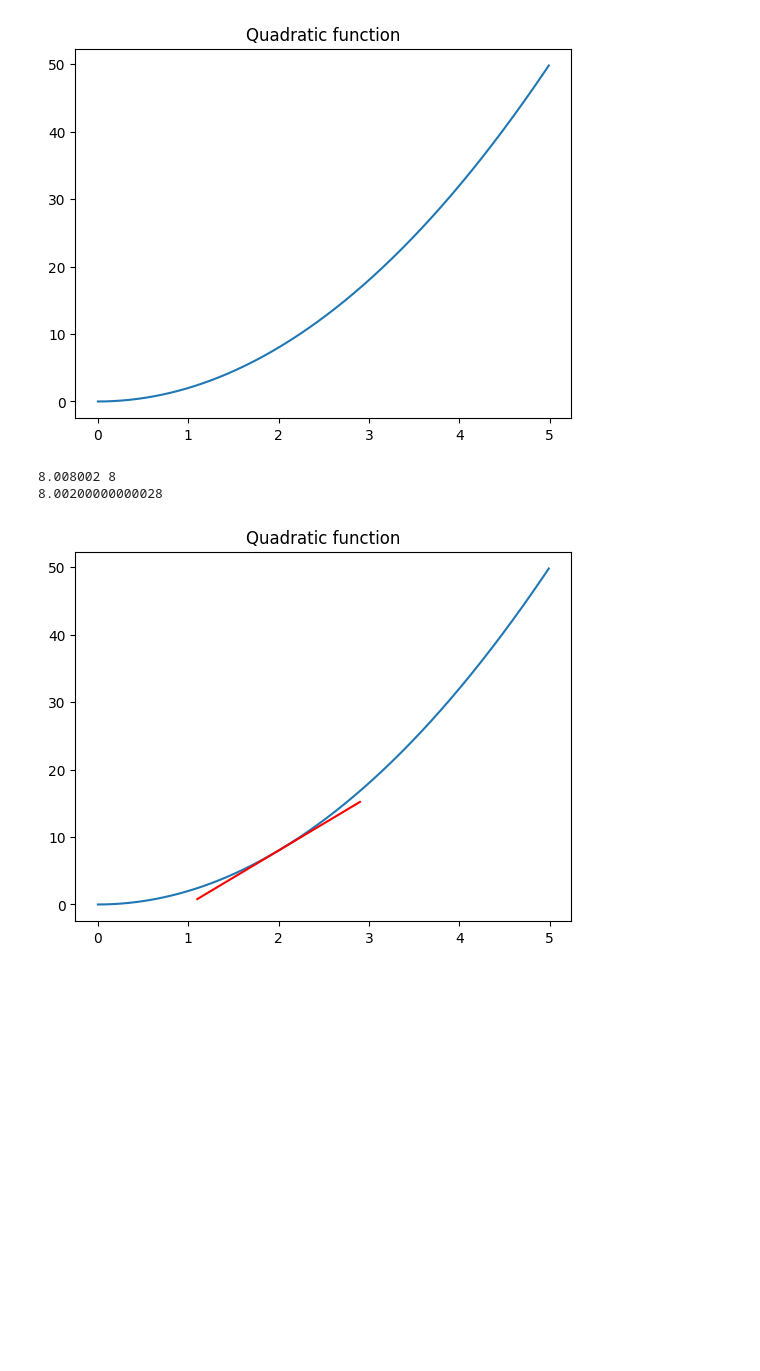
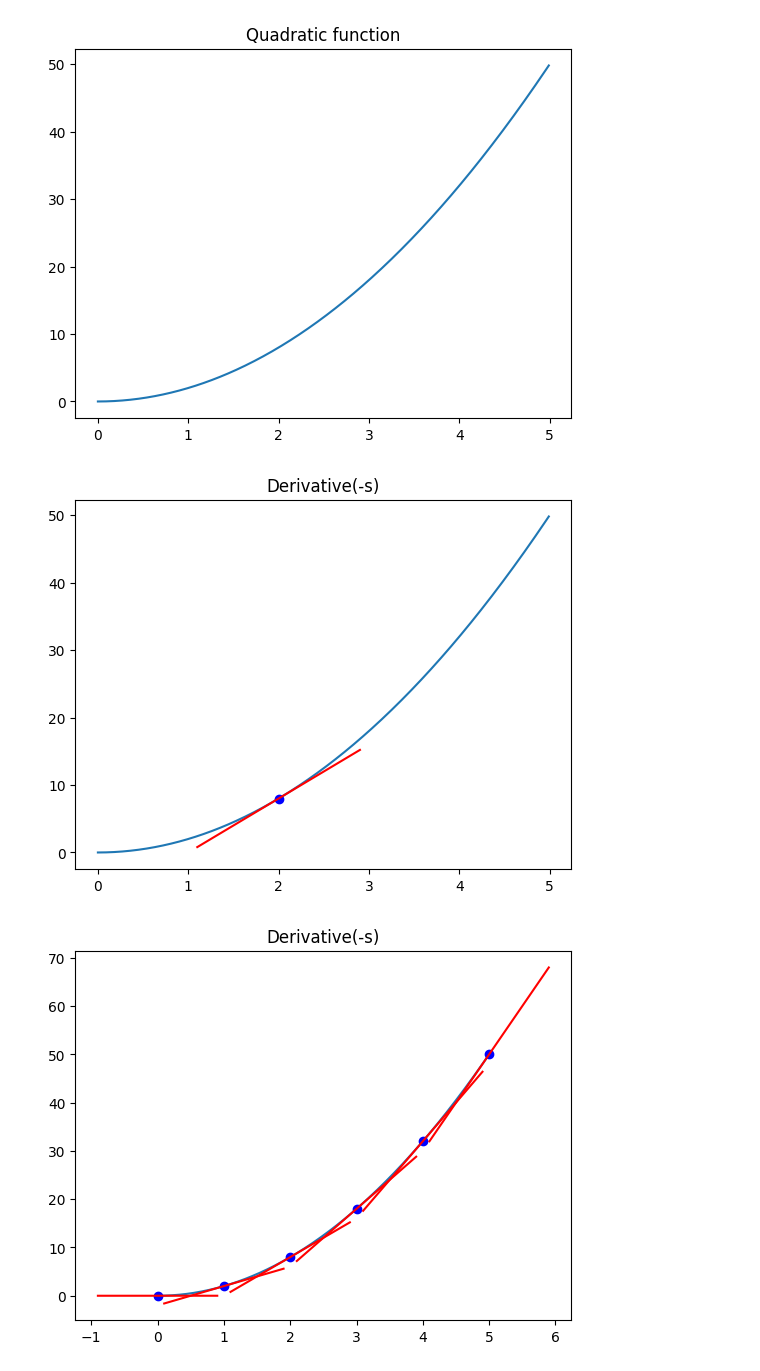
Before and after one commit to Venchislaw/LearningAI, a Jupyter notebook: Deep Learning/NNFS/Chapter 7/derivatives.ipynb, the cells around one changed output. Cells and saved outputs as stored; diff of their text form; code cells hidden in the pictures; blank space fills up the shorter version.

```diff
--- a/Deep Learning/NNFS/Chapter 7/derivatives.ipynb
+++ b/Deep Learning/NNFS/Chapter 7/derivatives.ipynb
@@ -26,19 +26,21 @@ def plot_tangent_line(x):
     y2 = f(x2)
 
     derivative = (y2 - y1) / (x2 - x1)
-    print(y2, y1)
-    print(derivative)
     b = y2 - derivative * x2
 
     to_plot = [x1 - 0.9, x1, x1 + 0.9]
 
-    plt.title("Quadratic function")
+    plt.title("Derivative(-s)")
     plt.plot(x_values, y_values)
+    plt.plot(x1, y1, "bo")
     plt.plot(to_plot, [derivative * x_t + b for x_t in to_plot], c="red")
     plt.show();
 # %%
 plot_tangent_line(2)
 # %% [output]
-8.008002 8
-8.00200000000028
-[figure, old version]
+[figure, new version]
+# %%
+x_s = np.array([0, 1, 2, 3, 4, 5])
+plot_tangent_line(x_s)
+# %% [output]
+[figure, added]
```
